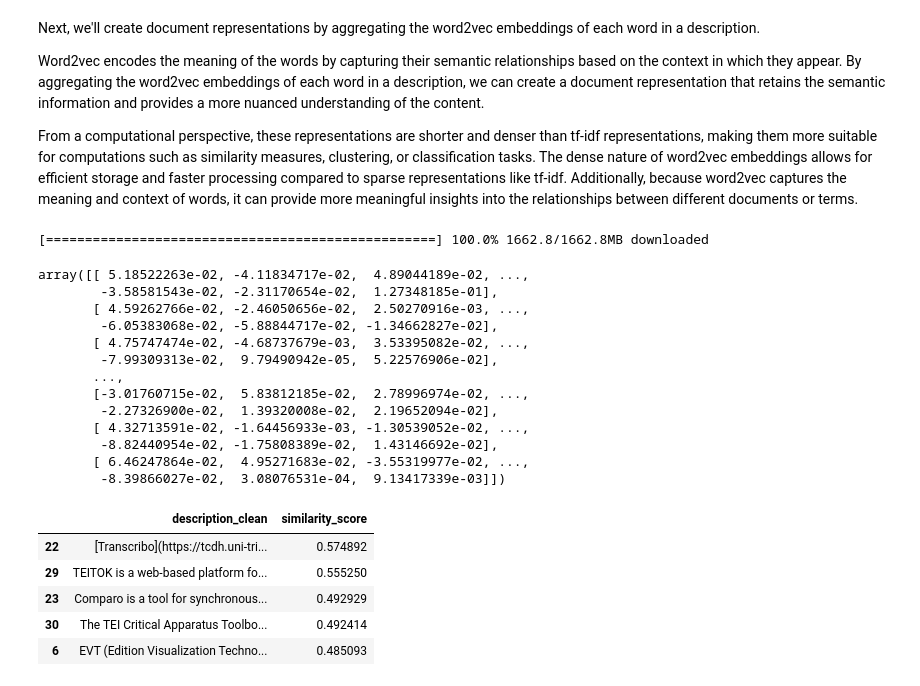
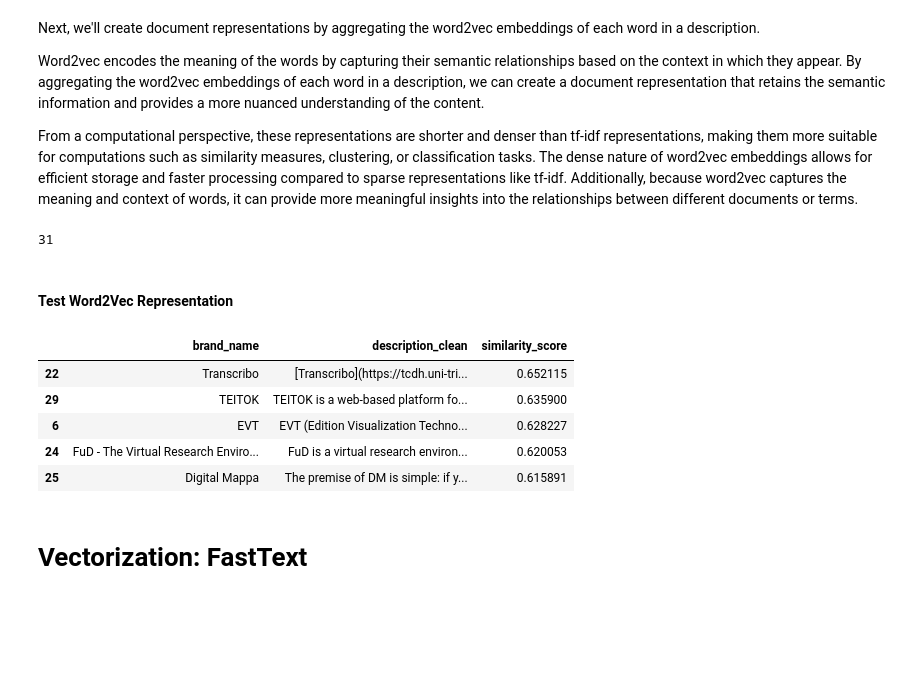
Before and after one commit to andwzn/retrieval-augmented-generation-experiment, a Jupyter notebook: rag_experiment_1.ipynb, the cells around one changed output. Saved outputs shown, nothing was run; the diff lists cells and outputs as text; code cells hidden in the pictures; blank space fills up the shorter version.

Commit message:
some documentation and quality of life changes

```diff
--- a/rag_experiment_1.ipynb
+++ b/rag_experiment_1.ipynb
@@ -261,0 +268,14 @@ Name: webpages_text_preprocessed, dtype: object
+# %%
+"""
+def lemmatize_english_text(text):
+    doc = nlp_en(text)
+    return ' '.join([token.lemma_ for token in doc])
+
+def lemmatize_german_text(text):
+    doc = nlp_de(text)
+    return ' '.join([token.lemma_ for token in doc])
+
+edition_software_info["description_preprocessed"] = edition_software_info["description_preprocessed"].apply(lambda x: lemmatize_english_text(x))
+edition_software_info["description_preprocessed"] = edition_software_info["description_preprocessed"].apply(lambda x: lemmatize_german_text(x))
+edition_software_info["description_preprocessed"].head()
+"""
@@ -352,9 +374,14 @@ Word2vec encodes the meaning of the words by capturing their semantic relationsh
 
 From a computational perspective, these representations are shorter and denser than tf-idf representations, making them more suitable for computations such as similarity measures, clustering, or classification tasks. The dense nature of word2vec embeddings allows for efficient storage and faster processing compared to sparse representations like tf-idf. Additionally, because word2vec captures the meaning and context of words, it can provide more meaningful insights into the relationships between different documents or terms.
 # %%
-# Load pre-trained Word2Vec model - run the commented line, if you run the notebook for the first time.
-# word2vec_model = api.load("word2vec-google-news-300")
-word2vec_model = KeyedVectors.load('path/to/word2vec_model.bin')
+from gensim.models import KeyedVectors
+word2vec_model_init = None
+# Download pre-trained Word2Vec model - run the commented line, if you run the notebook for the first time.
+# word2vec_model_init = api.load("word2vec-google-news-300")
+
+# if the model is not downloaded, load it from the file
+if not word2vec_model_init:
+    current_path = os.getcwd()
+    path = os.path.join(current_path, "models/word2vec-google-news-300.bin")
+    word2vec_model = KeyedVectors.load(path)
-# %% [output]
-[==================================================] 100.0% 1662.8/1662.8MB downloaded
 # %%
@@ -386,49 +414,39 @@ word2vec = edition_software_info['description_preprocessed'].apply(lambda x: get
 
 # Convert the Series of 1D arrays to a 2D numpy array (to calculate the cosine similarity lateron)
 word2vec_array = np.array(word2vec.tolist())
+len(word2vec_array)
 # %% [output]
-array([[ 5.18522263e-02, -4.11834717e-02,  4.89044189e-02, ...,
-        -3.58581543e-02, -2.31170654e-02,  1.27348185e-01],
-       [ 4.59262766e-02, -2.46050656e-02,  2.50270916e-03, ...,
-        -6.05383068e-02, -5.88844717e-02, -1.34662827e-02],
-       [ 4.75747474e-02, -4.68737679e-03,  3.53395082e-02, ...,
-        -7.99309313e-02,  9.79490942e-05,  5.22576906e-02],
-       ...,
-       [-3.01760715e-02,  5.83812185e-02,  2.78996974e-02, ...,
-        -2.27326900e-02,  1.39320008e-02,  2.19652094e-02],
-       [ 4.32713591e-02, -1.64456933e-03, -1.30539052e-02, ...,
-        -8.82440954e-02, -1.75808389e-02,  1.43146692e-02],
-       [ 6.46247864e-02,  4.95271683e-02, -3.55319977e-02, ...,
-        -8.39866027e-02,  3.08076531e-04,  9.13417339e-03]])
+31
+# %% [markdown]
+#### Test Word2Vec Representation
 # %%
-query = 'I need help transcribing'
+query = 'I need help digitizing a document'
 # Preprocess the query
 query = preprocess(stopwords_combined, query)
 # get vector representation of the query using word2vec
 query_word2vec = get_word2vec_vector(query, word2vec_model)
 # Reshape the query vector to be a 2D array with one row
 query_word2vec = query_word2vec.reshape(1, -1)
 
-
 # Compute cosine similarity between the query and the documents
-similarities = []
 similarities = cosine_similarity(query_word2vec, word2vec_array)
 
 similarity_df = pd.DataFrame({
     'similarity_score': similarities.flatten()
 })
 
-
-result_df = pd.concat([edition_software_info[["description_clean"]], similarity_df], axis=1)
+result_df = pd.concat([edition_software_info[["brand_name","description_clean"]], similarity_df], axis=1)
 result_df_sorted = result_df.sort_values(by='similarity_score', ascending=False)
 
 # print the top 3 description, that might be relevant to our query
 with pd.option_context('display.max_colwidth', None):
-    display(result_df_sorted[['description_clean', 'similarity_score']].head(5))
+    display(result_df_sorted[['brand_name','description_clean', 'similarity_score']].head(5))
 # %% [output]
-|  | description_clean | similarity_score |
-| 22 | [Transcribo](https://tcdh.uni-tri... | 0.574892 |
-| 29 | TEITOK is a web-based platform fo... | 0.555250 |
-| 23 | Comparo is a tool for synchronous... | 0.492929 |
-| 30 | The TEI Critical Apparatus Toolbo... | 0.492414 |
-| 6 | EVT (Edition Visualization Techno... | 0.485093 |
+|  | brand_name | description_clean | similarity_score |
+| 22 | Transcribo | [Transcribo](https://tcdh.uni-tri... | 0.652115 |
+| 29 | TEITOK | TEITOK is a web-based platform fo... | 0.635900 |
+| 6 | EVT | EVT (Edition Visualization Techno... | 0.628227 |
+| 24 | FuD - The Virtual Research Enviro... | FuD is a virtual research environ... | 0.620053 |
+| 25 | Digital Mappa | The premise of DM is simple: if y... | 0.615891 |
+# %% [markdown]
+# Vectorization: FastText
```
Also changed, not shown: parts of 4 cells of this notebook, 1 other file.
